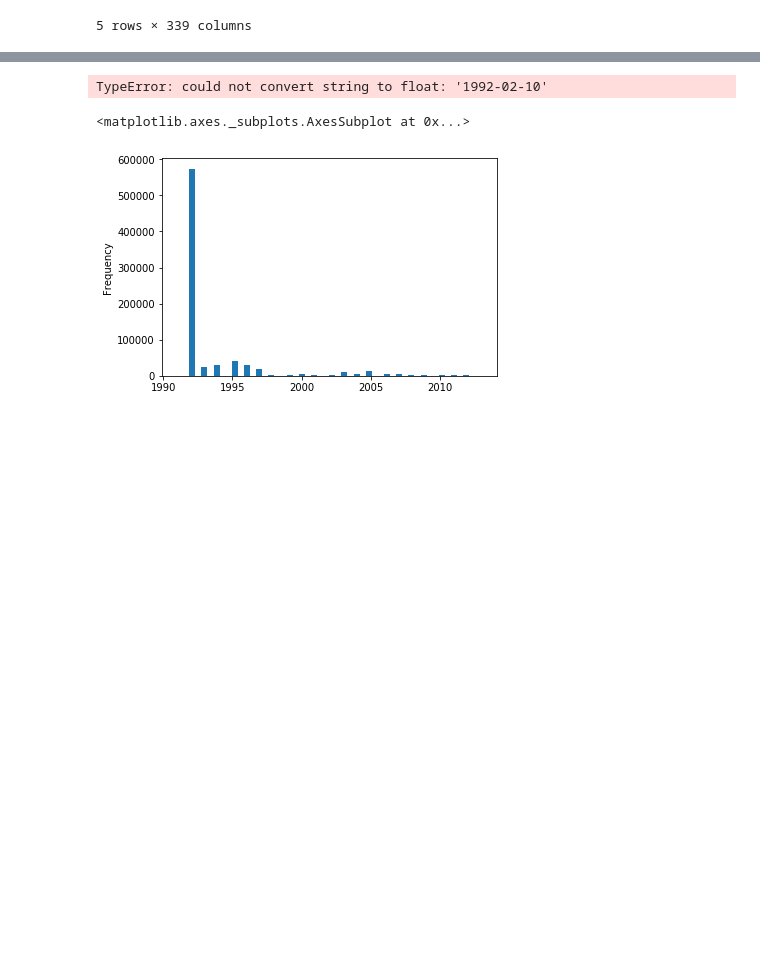
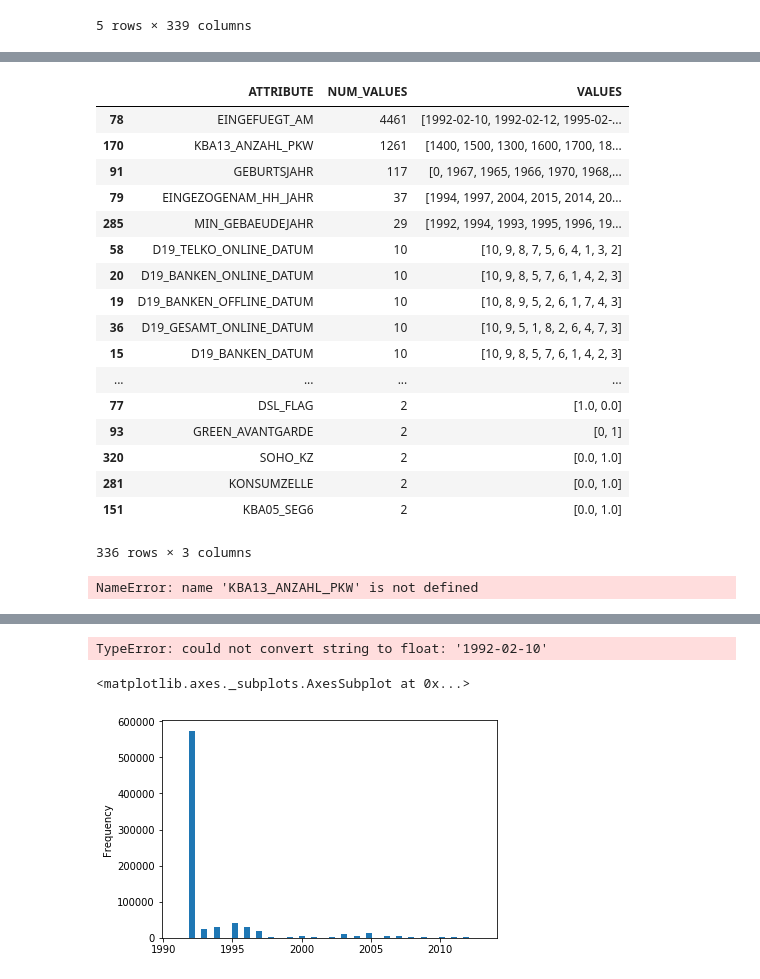
Before and after one commit to willacya/Bertelsmann-Arvato-Project, a Jupyter notebook: Arvato Project Workbook.ipynb, the cells around one changed output, grey strips where cells are left out. Saved outputs shown, nothing was run; the diff lists cells and outputs as text; code cells hidden in the pictures; blank space fills up the shorter version.

```diff
--- a/Arvato Project Workbook.ipynb
+++ b/Arvato Project Workbook.ipynb
@@ -513,0 +533,21 @@ for i, attribute in enumerate(attribute_list[:9]):
+# %%
+attribute_info.sort_values(by='NUM_VALUES', ascending=False)
+# %% [output]
+|  | ATTRIBUTE | NUM_VALUES | VALUES |
+| 78 | EINGEFUEGT_AM | 4461 | [1992-02-10, 1992-02-12, 1995-02-... |
+| 170 | KBA13_ANZAHL_PKW | 1261 | [1400, 1500, 1300, 1600, 1700, 18... |
+| 91 | GEBURTSJAHR | 117 | [0, 1967, 1965, 1966, 1970, 1968,... |
+| 79 | EINGEZOGENAM_HH_JAHR | 37 | [1994, 1997, 2004, 2015, 2014, 20... |
+| 285 | MIN_GEBAEUDEJAHR | 29 | [1992, 1994, 1993, 1995, 1996, 19... |
+| 58 | D19_TELKO_ONLINE_DATUM | 10 | [10, 9, 8, 7, 5, 6, 4, 1, 3, 2] |
+| 20 | D19_BANKEN_ONLINE_DATUM | 10 | [10, 9, 8, 5, 7, 6, 1, 4, 2, 3] |
+| 19 | D19_BANKEN_OFFLINE_DATUM | 10 | [10, 8, 9, 5, 2, 6, 1, 7, 4, 3] |
+| 36 | D19_GESAMT_ONLINE_DATUM | 10 | [10, 9, 5, 1, 8, 2, 6, 4, 7, 3] |
+| 15 | D19_BANKEN_DATUM | 10 | [10, 9, 8, 5, 7, 6, 1, 4, 2, 3] |
+| ... | ... | ... | ... |
+| 77 | DSL_FLAG | 2 | [1.0, 0.0] |
+| 93 | GREEN_AVANTGARDE | 2 | [0, 1] |
+| 320 | SOHO_KZ | 2 | [0.0, 1.0] |
+| 281 | KONSUMZELLE | 2 | [0.0, 1.0] |
+| 151 | KBA05_SEG6 | 2 | [0.0, 1.0] |
+336 rows × 3 columns
@@ -513,0 +569,7 @@ for i, attribute in enumerate(attribute_list[:9]):
+# %%
+KBA13_ANZAHL_PKW
+GEBURTSJAHR
+EINGEZOGENAM_HH_JAHR
+MIN_GEBAEUDEJAHR
+# %% [output]
+NameError: name 'KBA13_ANZAHL_PKW' is not defined
```
Also changed, not shown: parts of 16 cells of this notebook.
